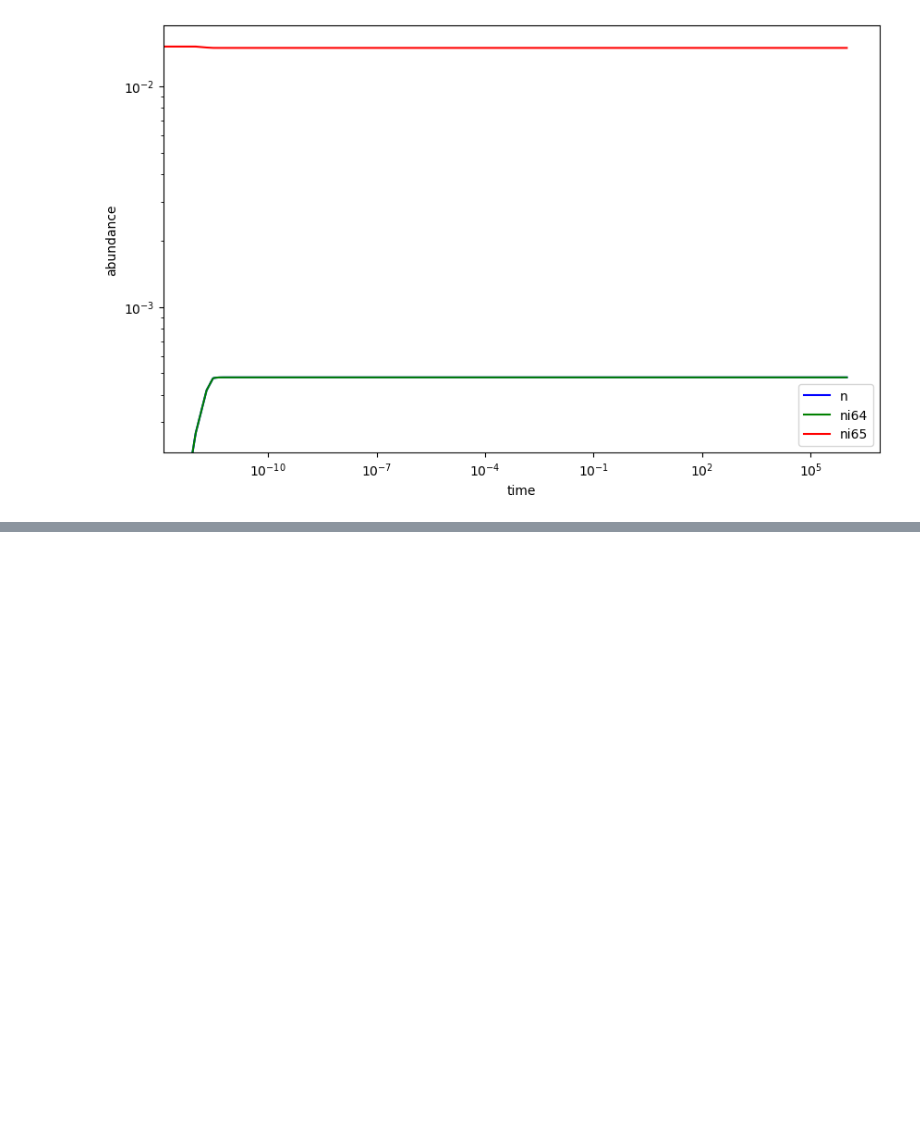
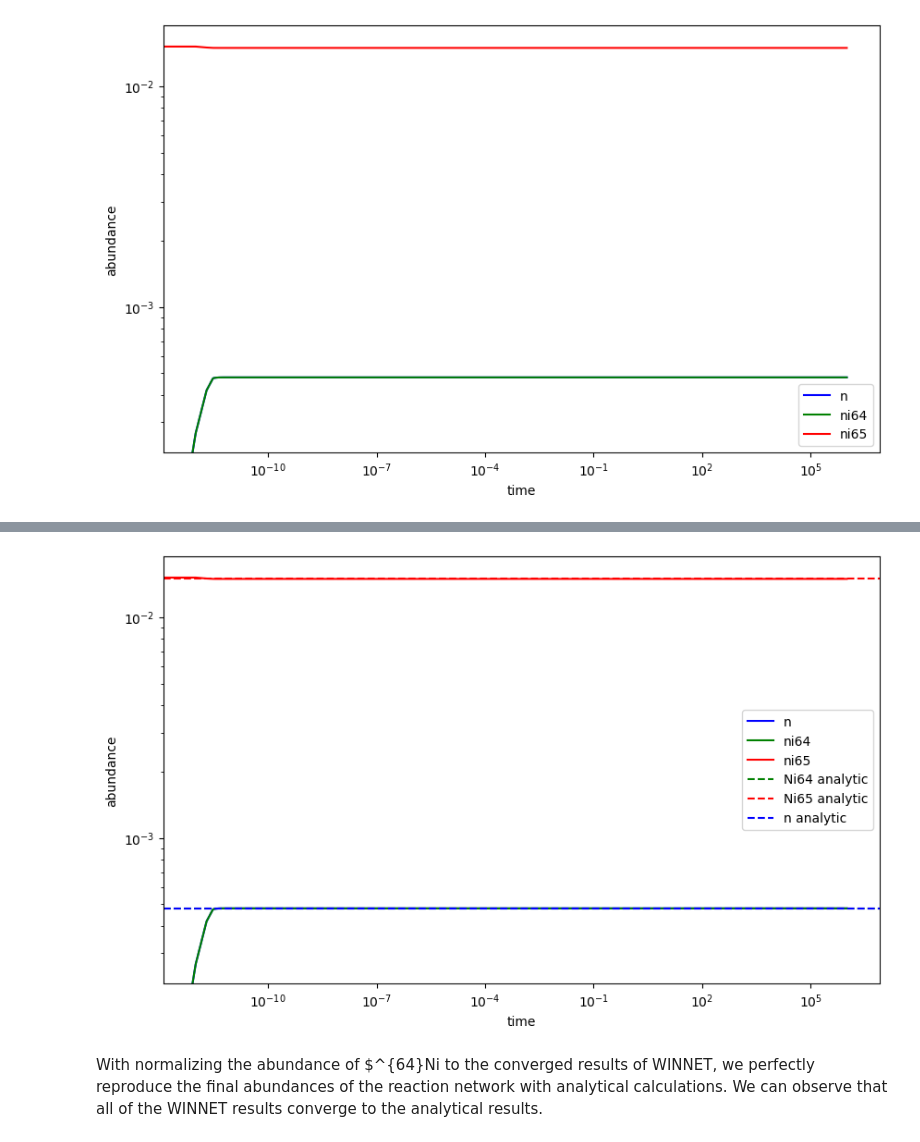
Before and after one commit to sMacks28/private, a Jupyter notebook: Uni/nuclearastrophysics/exercise02/runWinNet(1).ipynb, the cells around one changed output, grey strips where cells are left out. Saved outputs shown, nothing was run; the diff lists cells and outputs as text; code cells hidden in the pictures; blank space fills up the shorter version.

```diff
--- a/Uni/nuclearastrophysics/exercise02/runWinNet(1).ipynb
+++ b/Uni/nuclearastrophysics/exercise02/runWinNet(1).ipynb
@@ -26,7 +31,7 @@ import matplotlib.pyplot as plt
 from matplotlib import colors
 from matplotlib.ticker import *
 # %%
-t, n, ni64, ni65 = np.loadtxt("tracked_nuclei.dat",unpack=True)
+t, n, ni64, ni65 = np.loadtxt("tracked_nuclei(1).dat",unpack=True)
 # %%
 fig, ax = plt.subplots(figsize=(10, 6))
 
@@ -42,0 +68,32 @@ Text(0.5, 0, 'time')
+# %%
+Lambda = 2.5778301257e10
+NAsigmav = 1.670521e6
+rho = 1e9
+R = rho * NAsigmav
+
+fig, ax = plt.subplots(figsize=(10, 6))
+
+ax.loglog(t, n, label="n", color="blue")
+ax.loglog(t, ni64, label="ni64", color="green")
+ax.loglog(t, ni65, label="ni65", color="red")
+
+ax.legend()
+ax.set_ylabel("abundance")
+ax.set_xlabel("time")
+
+Y64 = 0.00047946#normalized to the converged result of WINNET
+YN = Y64
+Y65 = R/Lambda * Y64 * YN
+
+ax.axhline(Y64, color = "green", linestyle="--", label="Ni64 analytic")
+ax.axhline(Y65, color = "red", linestyle="--", label="Ni65 analytic")
+ax.axhline(YN, color = "blue", linestyle="--", label="n analytic")
+
+ax.legend()
+ax.set_ylabel("abundance")
+ax.set_xlabel("time")
+plt.show()
+# %% [output]
+[figure, added]
+# %% [markdown]
+With normalizing the abundance of $^{64}Ni to the converged results of WINNET, we perfectly reproduce the final abundances of the reaction network with analytical calculations. We can observe that all of the WINNET results converge to the analytical results.
```
Also changed, not shown: parts of 3 cells of this notebook.
